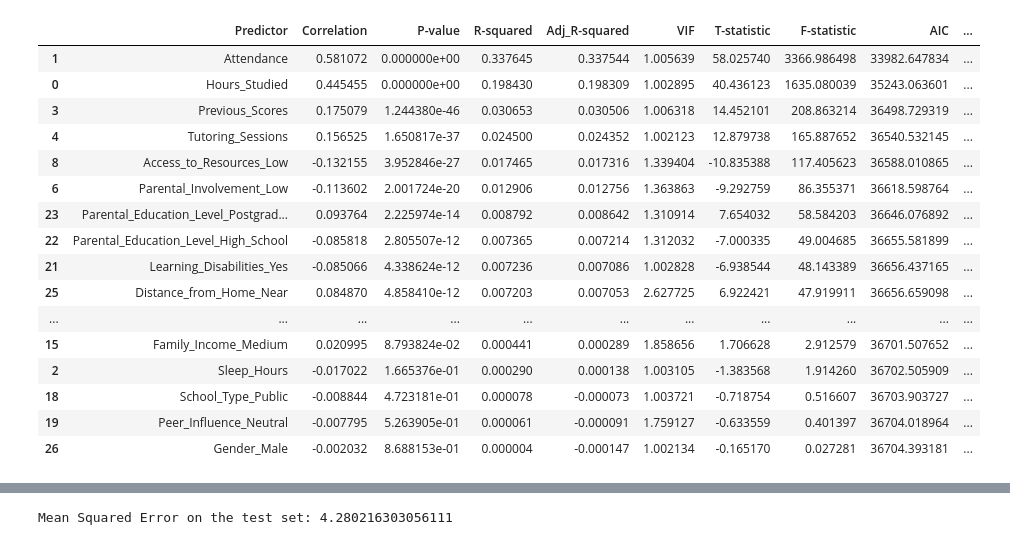
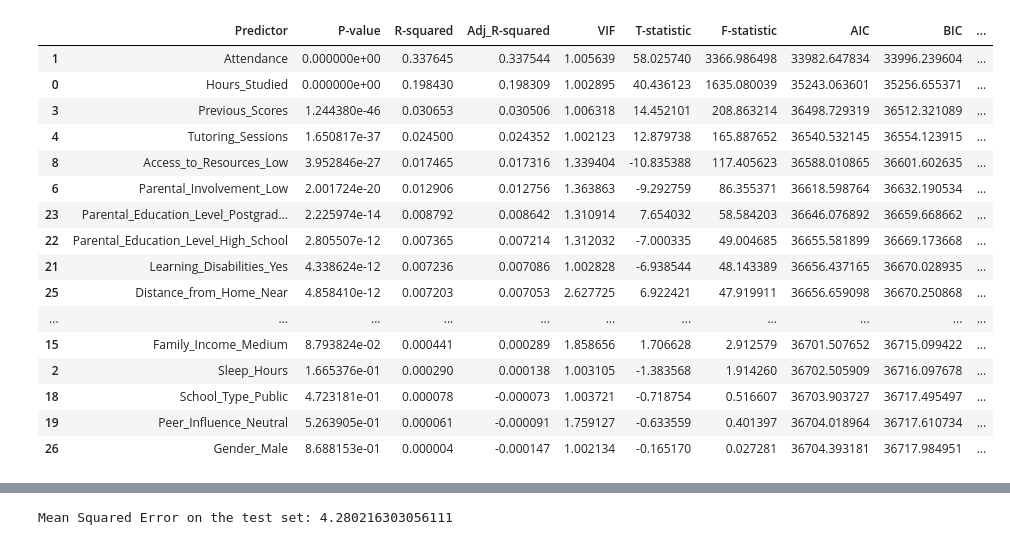
Before and after one commit to cztm/linear-regression, a Jupyter notebook: MLR_Analysis.ipynb, the cells around one changed output, grey strips where cells are left out. Saved outputs shown, nothing was run; the diff lists cells and outputs as text; code cells hidden in the pictures.

```diff
--- a/MLR_Analysis.ipynb
+++ b/MLR_Analysis.ipynb
@@ -25,11 +25,11 @@ X_scaled = scaler.fit_transform(X)
 
 
 results = pd.DataFrame(columns=[
-    'Predictor', 'Correlation', 'P-value', 'R-squared', 'Adj_R-squared', 'VIF',
-    'T-statistic', 'F-statistic', 'AIC', 'BIC',
-    'ANOVA_Type1_F', 'ANOVA_Type1_P',
-    'ANOVA_Type2_F', 'ANOVA_Type2_P',
-    'ANOVA_Type3_F', 'ANOVA_Type3_P'
+    'Predictor', 'P-value', 'R-squared', 'Adj_R-squared',
+    'VIF', 'T-statistic', 'F-statistic', 'AIC', 'BIC',
+    'ANOVA_T1_SumSq', 'ANOVA_T1_F', 'ANOVA_T1_P',
+    'ANOVA_T2_SumSq', 'ANOVA_T2_F', 'ANOVA_T2_P',
+    'ANOVA_T3_SumSq', 'ANOVA_T3_F', 'ANOVA_T3_P'
 ])
 
 for i, predictor in enumerate(X.columns):
@@ -53,58 +53,63 @@ for i, predictor in enumerate(X.columns):
     formula = f'Exam_Score ~ {predictor}'
     model_anova = smf.ols(formula, data=df_encoded).fit()
 
-    anova_type1 = anova_lm(model_anova, typ=1)
+    anova_type1 = sm.stats.anova_lm(model_anova, typ=1)
     anova_type1_f = anova_type1['F'].iloc[0]
     anova_type1_p = anova_type1['PR(>F)'].iloc[0]
+    anova_type1_sumsq = anova_type1['sum_sq'].iloc[0]
 
-    anova_type2 = anova_lm(model_anova, typ=2)
+    anova_type2 = sm.stats.anova_lm(model_anova, typ=2)
     anova_type2_f = anova_type2['F'].iloc[0]
     anova_type2_p = anova_type2['PR(>F)'].iloc[0]
+    anova_type2_sumsq = anova_type2['sum_sq'].iloc[0]
 
-    anova_type3 = anova_lm(model_anova, typ=3)
+    anova_type3 = sm.stats.anova_lm(model_anova, typ=3)
     anova_type3_f = anova_type3['F'].iloc[0]
     anova_type3_p = anova_type3['PR(>F)'].iloc[0]
+    anova_type3_sumsq = anova_type3['sum_sq'].iloc[0]
 
     current_results = pd.DataFrame({
         'Predictor': [predictor],
-        'Correlation': [correlation],  # Correlation in the second column
         'P-value': [p_value],
         'R-squared': [rsq],
         'Adj_R-squared': [adj_rsq],
         'VIF': [vif],
         'T-statistic': [t_statistic],
         'F-statistic': [f_statistic],
         'AIC': [aic],
         'BIC': [bic],
-        'ANOVA_Type1_F': [anova_type1_f],
-        'ANOVA_Type1_P': [anova_type1_p],
-        'ANOVA_Type2_F': [anova_type2_f],
-        'ANOVA_Type2_P': [anova_type2_p],
-        'ANOVA_Type3_F': [anova_type3_f],
-        'ANOVA_Type3_P': [anova_type3_p]
+        'ANOVA_T1_SumSq': [anova_type1_sumsq],
+        'ANOVA_T1_F': [anova_type1_f],
+        'ANOVA_T1_P': [anova_type1_p],
+        'ANOVA_T2_SumSq': [anova_type2_sumsq],
+        'ANOVA_T2_F': [anova_type2_f],
+        'ANOVA_T2_P': [anova_type2_p],
+        'ANOVA_T3_SumSq': [anova_type3_sumsq],
+        'ANOVA_T3_F': [anova_type3_f],
+        'ANOVA_T3_P': [anova_type3_p]
     })
 
     current_results = current_results.dropna(how='all', axis=1)
     results = pd.concat([results, current_results], ignore_index=True)
 
 # Sort the results
-results_sorted = results.sort_values(by='Adj_R-squared', ascending=False)
+results_sorted = results.sort_values(by='ANOVA_T2_SumSq', ascending=False)
 results_sorted
 # %% [output]
-|  | Predictor | Correlation | P-value | R-squared | Adj_R-squared | VIF | T-statistic | F-statistic | AIC | ... |
-| 1 | Attendance | 0.581072 | 0.000000e+00 | 0.337645 | 0.337544 | 1.005639 | 58.025740 | 3366.986498 | 33982.647834 | ... |
-| 0 | Hours_Studied | 0.445455 | 0.000000e+00 | 0.198430 | 0.198309 | 1.002895 | 40.436123 | 1635.080039 | 35243.063601 | ... |
-| 3 | Previous_Scores | 0.175079 | 1.244380e-46 | 0.030653 | 0.030506 | 1.006318 | 14.452101 | 208.863214 | 36498.729319 | ... |
-| 4 | Tutoring_Sessions | 0.156525 | 1.650817e-37 | 0.024500 | 0.024352 | 1.002123 | 12.879738 | 165.887652 | 36540.532145 | ... |
-| 8 | Access_to_Resources_Low | -0.132155 | 3.952846e-27 | 0.017465 | 0.017316 | 1.339404 | -10.835388 | 117.405623 | 36588.010865 | ... |
-| 6 | Parental_Involvement_Low | -0.113602 | 2.001724e-20 | 0.012906 | 0.012756 | 1.363863 | -9.292759 | 86.355371 | 36618.598764 | ... |
-| 23 | Parental_Education_Level_Postgrad... | 0.093764 | 2.225974e-14 | 0.008792 | 0.008642 | 1.310914 | 7.654032 | 58.584203 | 36646.076892 | ... |
-| 22 | Parental_Education_Level_High_School | -0.085818 | 2.805507e-12 | 0.007365 | 0.007214 | 1.312032 | -7.000335 | 49.004685 | 36655.581899 | ... |
-| 21 | Learning_Disabilities_Yes | -0.085066 | 4.338624e-12 | 0.007236 | 0.007086 | 1.002828 | -6.938544 | 48.143389 | 36656.437165 | ... |
-| 25 | Distance_from_Home_Near | 0.084870 | 4.858410e-12 | 0.007203 | 0.007053 | 2.627725 | 6.922421 | 47.919911 | 36656.659098 | ... |
+|  | Predictor | P-value | R-squared | Adj_R-squared | VIF | T-statistic | F-statistic | AIC | BIC | ... |
+| 1 | Attendance | 0.000000e+00 | 0.337645 | 0.337544 | 1.005639 | 58.025740 | 3366.986498 | 33982.647834 | 33996.239604 | ... |
+| 0 | Hours_Studied | 0.000000e+00 | 0.198430 | 0.198309 | 1.002895 | 40.436123 | 1635.080039 | 35243.063601 | 35256.655371 | ... |
+| 3 | Previous_Scores | 1.244380e-46 | 0.030653 | 0.030506 | 1.006318 | 14.452101 | 208.863214 | 36498.729319 | 36512.321089 | ... |
+| 4 | Tutoring_Sessions | 1.650817e-37 | 0.024500 | 0.024352 | 1.002123 | 12.879738 | 165.887652 | 36540.532145 | 36554.123915 | ... |
+| 8 | Access_to_Resources_Low | 3.952846e-27 | 0.017465 | 0.017316 | 1.339404 | -10.835388 | 117.405623 | 36588.010865 | 36601.602635 | ... |
+| 6 | Parental_Involvement_Low | 2.001724e-20 | 0.012906 | 0.012756 | 1.363863 | -9.292759 | 86.355371 | 36618.598764 | 36632.190534 | ... |
+| 23 | Parental_Education_Level_Postgrad... | 2.225974e-14 | 0.008792 | 0.008642 | 1.310914 | 7.654032 | 58.584203 | 36646.076892 | 36659.668662 | ... |
+| 22 | Parental_Education_Level_High_School | 2.805507e-12 | 0.007365 | 0.007214 | 1.312032 | -7.000335 | 49.004685 | 36655.581899 | 36669.173668 | ... |
+| 21 | Learning_Disabilities_Yes | 4.338624e-12 | 0.007236 | 0.007086 | 1.002828 | -6.938544 | 48.143389 | 36656.437165 | 36670.028935 | ... |
+| 25 | Distance_from_Home_Near | 4.858410e-12 | 0.007203 | 0.007053 | 2.627725 | 6.922421 | 47.919911 | 36656.659098 | 36670.250868 | ... |
 | ... | ... | ... | ... | ... | ... | ... | ... | ... | ... | ... |
-| 15 | Family_Income_Medium | 0.020995 | 8.793824e-02 | 0.000441 | 0.000289 | 1.858656 | 1.706628 | 2.912579 | 36701.507652 | ... |
-| 2 | Sleep_Hours | -0.017022 | 1.665376e-01 | 0.000290 | 0.000138 | 1.003105 | -1.383568 | 1.914260 | 36702.505909 | ... |
-| 18 | School_Type_Public | -0.008844 | 4.723181e-01 | 0.000078 | -0.000073 | 1.003721 | -0.718754 | 0.516607 | 36703.903727 | ... |
-| 19 | Peer_Influence_Neutral | -0.007795 | 5.263905e-01 | 0.000061 | -0.000091 | 1.759127 | -0.633559 | 0.401397 | 36704.018964 | ... |
-| 26 | Gender_Male | -0.002032 | 8.688153e-01 | 0.000004 | -0.000147 | 1.002134 | -0.165170 | 0.027281 | 36704.393181 | ... |
+| 15 | Family_Income_Medium | 8.793824e-02 | 0.000441 | 0.000289 | 1.858656 | 1.706628 | 2.912579 | 36701.507652 | 36715.099422 | ... |
+| 2 | Sleep_Hours | 1.665376e-01 | 0.000290 | 0.000138 | 1.003105 | -1.383568 | 1.914260 | 36702.505909 | 36716.097678 | ... |
+| 18 | School_Type_Public | 4.723181e-01 | 0.000078 | -0.000073 | 1.003721 | -0.718754 | 0.516607 | 36703.903727 | 36717.495497 | ... |
+| 19 | Peer_Influence_Neutral | 5.263905e-01 | 0.000061 | -0.000091 | 1.759127 | -0.633559 | 0.401397 | 36704.018964 | 36717.610734 | ... |
+| 26 | Gender_Male | 8.688153e-01 | 0.000004 | -0.000147 | 1.002134 | -0.165170 | 0.027281 | 36704.393181 | 36717.984951 | ... |
```
Also changed, not shown: parts of 6 cells of this notebook.
